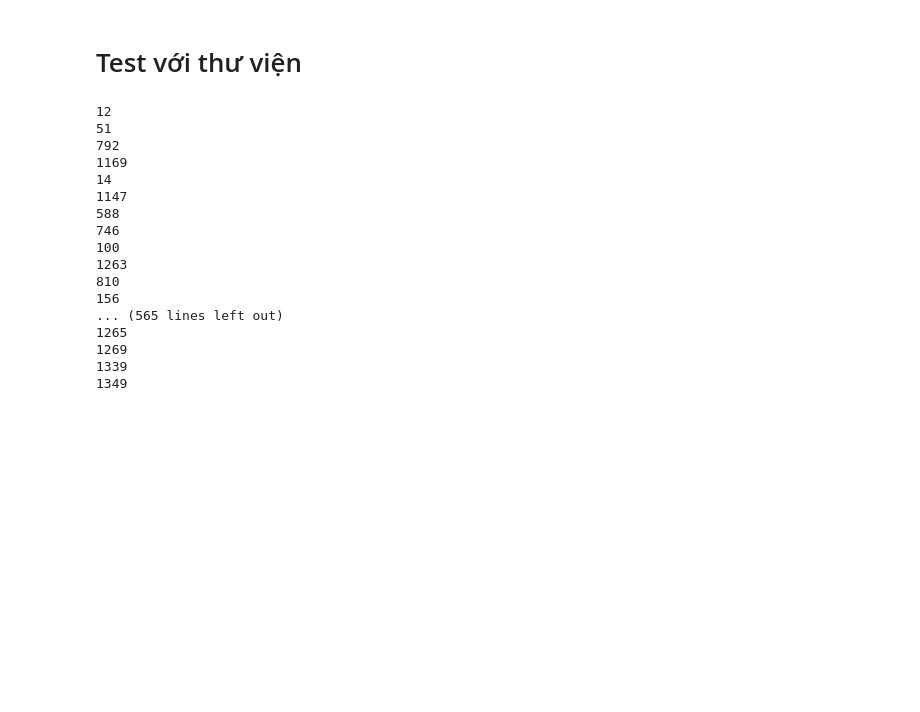
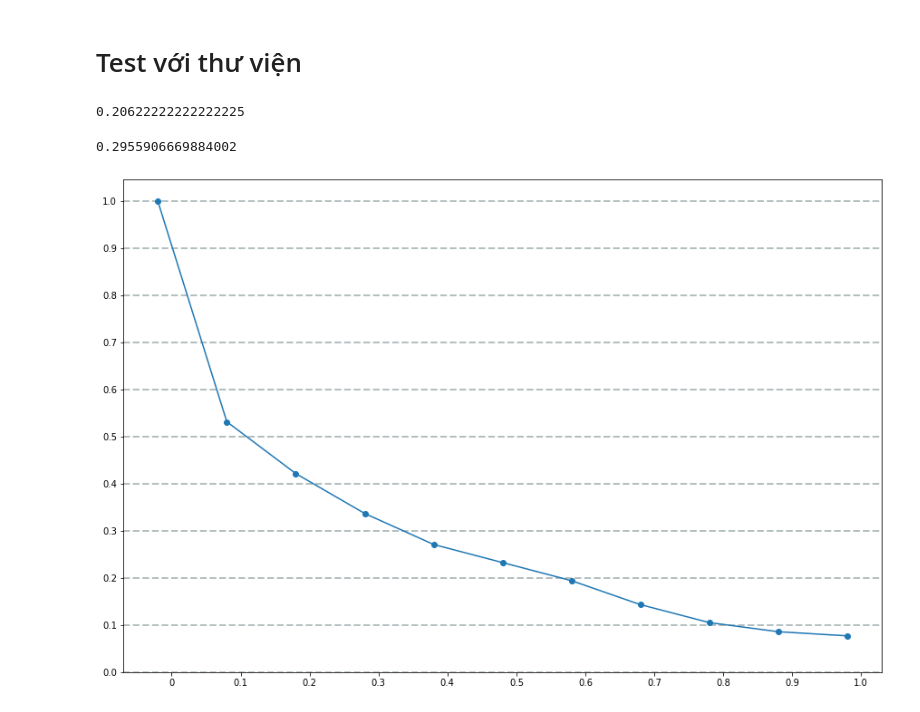
Before and after one commit to sugar6502/Vector-Space-and-Binary-Independence-Model, a Jupyter notebook: report.ipynb, the cells around one changed output. Saved outputs shown, nothing was run; the diff lists cells and outputs as text; code cells hidden in the pictures; blank space fills up the shorter version.

```diff
--- a/report.ipynb
+++ b/report.ipynb
@@ -412,7 +474,7 @@ KeyError: 'today big'
 # %% [markdown]
 # Test với thư viện
 # %%
-D = text
+D = txt
 # %%
 from whoosh.index import create_in
 from whoosh.fields import *
@@ -433,25 +495,42 @@ ind = index.open_dir("ind")
 searcher = ind.searcher(weighting=scoring.TF_IDF())
 
 parser = qparser.QueryParser("content", ind.schema, group=qparser.OrGroup)
-query = parser.parse('what are the structural and aeroelastic problems associated with flight of high speed aircraft')
-results = searcher.search(query, limit=None)
-for i in range(len(results)):
-  print(results[i]['docid'])
+score_wh_pre = []
+score_wh_recall = []
+score_wh_inter = []
+for q in range (0,len(query_full)):
+  query = parser.parse(query_full[q])
+  results = searcher.search(query, limit=None)
+  y_wh = []
+  for i in range(len(results)):
+    y_wh.append([results[i]['docid']])
+
+
+
+  score_wh_pre.append(cal_precision(y_wh,result[q]))
+  score_wh_recall.append(cal_recall(y_wh,result[q]))
+
+  score_wh_inter.append(interpolation(np.array(y_wh)[:,0],result[q]))
-# %% [output]
-12
-51
-792
-1169
-14
-1147
-588
-746
-100
-1263
-810
-156
-... (565 lines left out)
-1265
-1269
-1339
-1349
+# %%
+np.mean(score_wh_pre)
+# %% [output]
+0.20622222222222225
+# %%
+np.mean(score_wh_recall)
+# %% [output]
+0.2955906669884002
+# %%
+map = []
+for i in range(0,11):
+    map.append(np.mean(np.array(score_wh_inter)[:,i]))
+# %%
+width = 0.2
+fig = plt.figure(figsize = (15, 10))
+plt.grid(color='#95a5a6', linestyle='--', linewidth=2, axis='y', alpha=0.7)
+plt.plot(np.arange(len(map)),map,marker = 'o')
+plt.yticks([0, 0.1, 0.2, 0.3, 0.4, 0.5, 0.6, 0.7, 0.8, 0.9, 1.0])
+plt.xticks([r + width for r in range(len(map))],
+    [0, 0.1, 0.2, 0.3, 0.4, 0.5, 0.6, 0.7, 0.8, 0.9, 1.0])
+plt.show()
+# %% [output]
+[figure, added]
```
Also changed, not shown: parts of 42 cells of this notebook, 7 other files.
